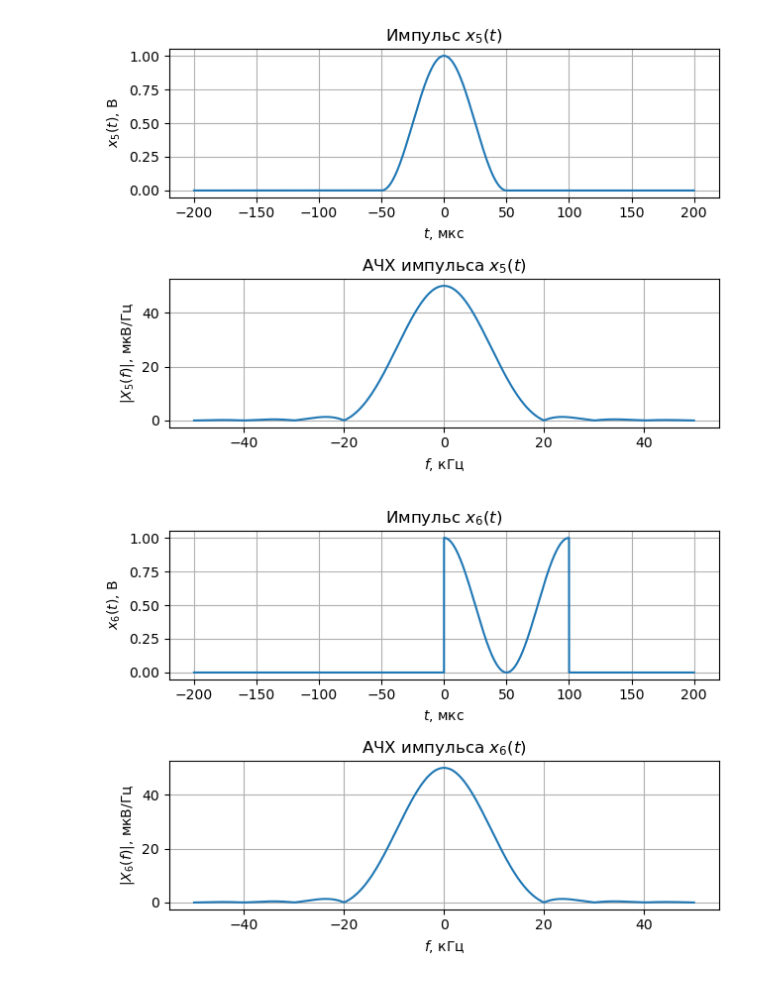
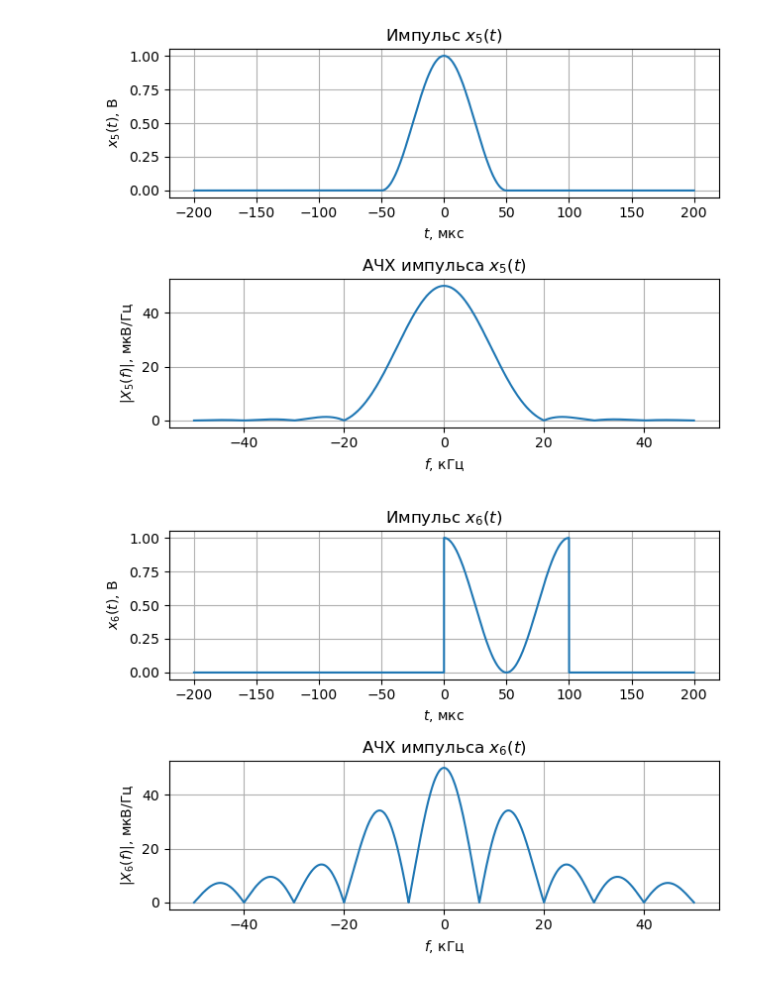
Before and after one commit to Danitim/RadioPhys-Labs, a Jupyter notebook: lab1/main.ipynb, the cells around one changed output. Cells and saved outputs as stored; diff of their text form; code cells hidden in the pictures.

```diff
--- a/lab1/main.ipynb
+++ b/lab1/main.ipynb
@@ -117,7 +117,7 @@ def impulse(t, E, tau):
     return E * np.cos(np.pi*t/tau)
 
 def spectrum(f, E, tau):
-    return E*tau/2 *(np.sinc(tau*f - 1/2) + np.sinc(tau*f + 1/2)) * np.exp(-1j*np.pi*f*tau)
+    return abs(4*f*tau**2*E*np.cos(np.pi*f*tau)/(np.pi*(4*f**2*tau**2-1)))
 
 t_band = np.linspace(-2*tau, 2*tau, num=2**14)
 f_band = np.linspace(-5/tau, 5/tau, num=2**14)
@@ -183,32 +183,32 @@ def impulse(t, E, tau):
     if (t > tau) or (t < 0):
         return 0.0
     return 1/2*(1 + np.cos(2*np.pi*t/tau))
 
 def spectrum(f, E, tau):
-    return (tau/2*np.sinc(f*tau) + tau/4*(np.sinc(f*tau - 1) + np.sinc(f*tau + 1))) * np.exp(-1j*np.pi*f*tau)
+    return abs((2*(f*tau)**2-1)*np.sin(np.pi*f*tau)/((f*tau)**2-1)/(2*np.pi*f))
 
 t_band = np.linspace(-2*tau, 2*tau, num=2**14)
 f_band = np.linspace(-5/tau, 5/tau, num=2**14)
 x = np.array([impulse(t, E, tau) for t in t_band])
 Xf = np.array([spectrum(f, E, tau) for f in f_band])
 
 plt.figure()
 plt.subplot(2, 1, 1)
 plt.plot(t_band*1e6, x)
 plt.title("Импульс $x_6(t)$")
 plt.xlabel("$t$, мкc")
 plt.ylabel("$x_6(t)$, В")
 plt.tight_layout()
 plt.grid()
 
 plt.subplot(2, 1, 2)
 plt.title("АЧХ импульса $x_6(t)$")
 plt.plot(f_band*1e-3, abs(Xf)*1e6)
 plt.ylabel("$|X_6(f)|$, мкВ/Гц")
 plt.xlabel("$f$, кГц")
 plt.tight_layout()
 plt.grid()
 
 plt.savefig("F.png")
 # %% [output]
-[figure, old version]
+[figure, new version]
```
Also changed, not shown: parts of 1 cell of this notebook, 2 other files.
